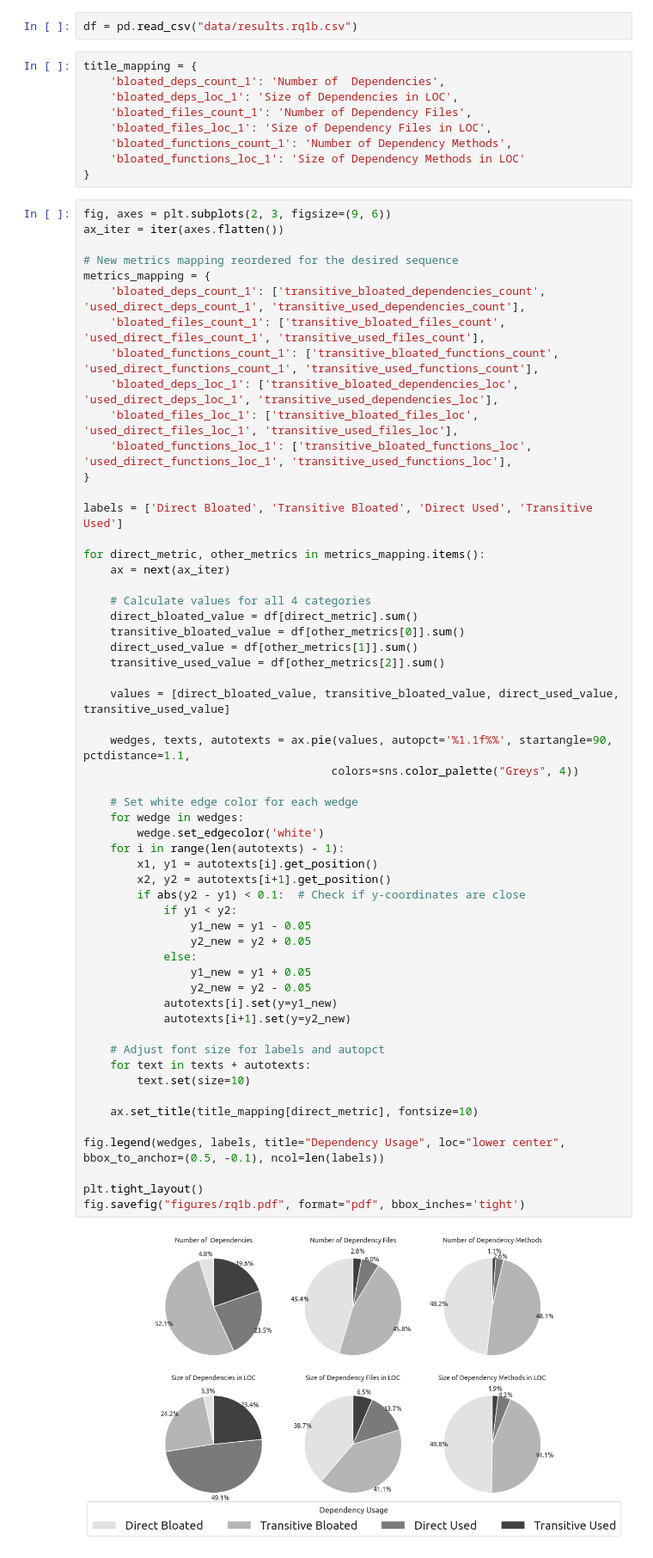
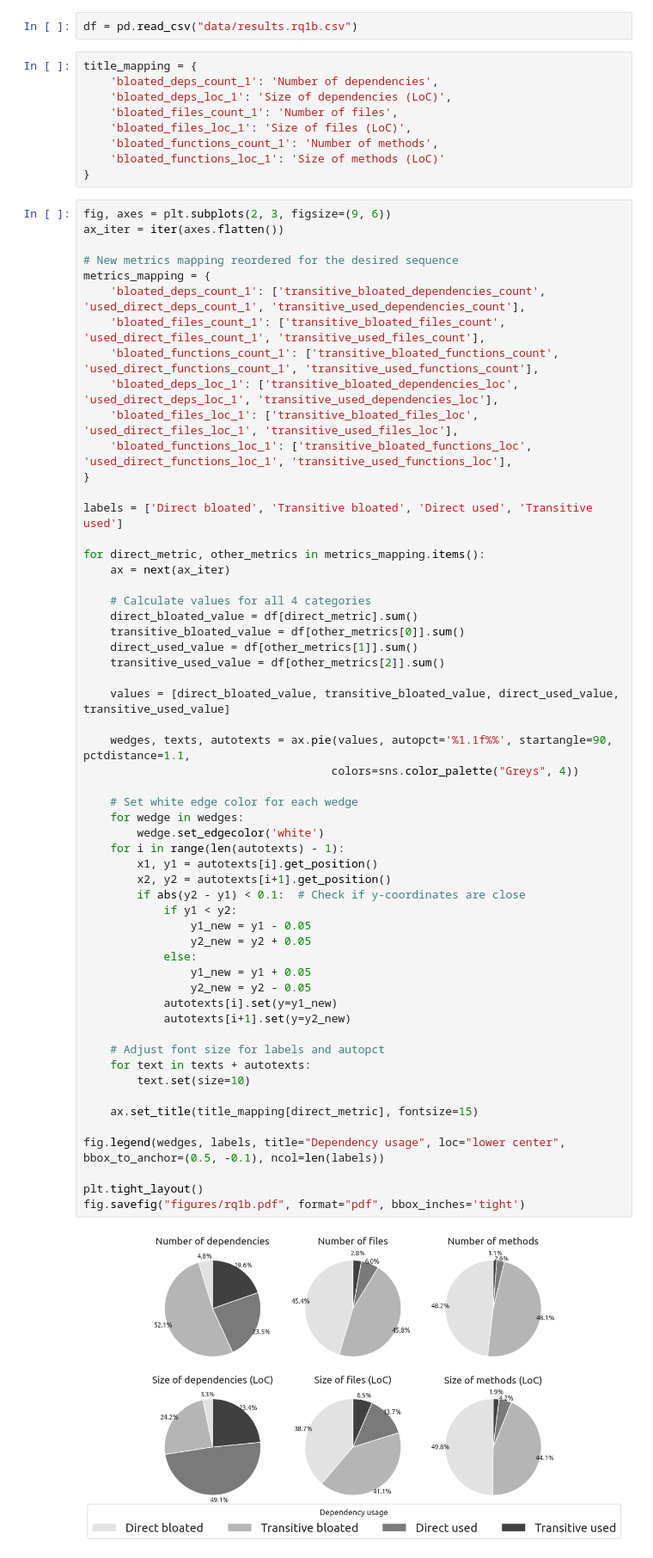
Before and after one commit to gdrosos/bloat-study-artifact, a Jupyter notebook: analysis/rq1b.ipynb, the cells around one changed output. Shown: that part at 86% size. Saved outputs shown, nothing was run; the diff lists cells and outputs as text.

Commit message:
update figure

```diff
--- a/analysis/rq1b.ipynb
+++ b/analysis/rq1b.ipynb
@@ -24,12 +24,12 @@ plt.rcParams['figure.figsize'] = (8, 4)
 df = pd.read_csv("data/results.rq1b.csv")
 # %%
 title_mapping = {
-    'bloated_deps_count_1': 'Number of  Dependencies',
-    'bloated_deps_loc_1': 'Size of Dependencies in LOC',
-    'bloated_files_count_1': 'Number of Dependency Files',
-    'bloated_files_loc_1': 'Size of Dependency Files in LOC',
-    'bloated_functions_count_1': 'Number of Dependency Methods',
-    'bloated_functions_loc_1': 'Size of Dependency Methods in LOC'
+    'bloated_deps_count_1': 'Number of dependencies',
+    'bloated_deps_loc_1': 'Size of dependencies (LοC)',
+    'bloated_files_count_1': 'Number of files',
+    'bloated_files_loc_1': 'Size of files (LoC)',
+    'bloated_functions_count_1': 'Number of methods',
+    'bloated_functions_loc_1': 'Size of methods (LoC)'
 }
 # %%
 fig, axes = plt.subplots(2, 3, figsize=(9, 6))
@@ -45,7 +45,7 @@ metrics_mapping = {
     'bloated_functions_loc_1': ['transitive_bloated_functions_loc', 'used_direct_functions_loc_1', 'transitive_used_functions_loc'],
 }
 
-labels = ['Direct Bloated', 'Transitive Bloated', 'Direct Used', 'Transitive Used']
+labels = ['Direct bloated', 'Transitive bloated', 'Direct used', 'Transitive used']
 
 for direct_metric, other_metrics in metrics_mapping.items():
     ax = next(ax_iter)
@@ -59,33 +59,33 @@ for direct_metric, other_metrics in metrics_mapping.items():
     values = [direct_bloated_value, transitive_bloated_value, direct_used_value, transitive_used_value]
 
     wedges, texts, autotexts = ax.pie(values, autopct='%1.1f%%', startangle=90, pctdistance=1.1,
                                      colors=sns.color_palette("Greys", 4))
 
     # Set white edge color for each wedge
     for wedge in wedges:
         wedge.set_edgecolor('white')
     for i in range(len(autotexts) - 1):
         x1, y1 = autotexts[i].get_position()
         x2, y2 = autotexts[i+1].get_position()
         if abs(y2 - y1) < 0.1:  # Check if y-coordinates are close
             if y1 < y2:
                 y1_new = y1 - 0.05
                 y2_new = y2 + 0.05
             else:
                 y1_new = y1 + 0.05
                 y2_new = y2 - 0.05
             autotexts[i].set(y=y1_new)
             autotexts[i+1].set(y=y2_new)
 
     # Adjust font size for labels and autopct
     for text in texts + autotexts:
         text.set(size=10)
 
-    ax.set_title(title_mapping[direct_metric], fontsize=10)
+    ax.set_title(title_mapping[direct_metric], fontsize=15)
 
-fig.legend(wedges, labels, title="Dependency Usage", loc="lower center", bbox_to_anchor=(0.5, -0.1), ncol=len(labels))
+fig.legend(wedges, labels, title="Dependency usage", loc="lower center", bbox_to_anchor=(0.5, -0.1), ncol=len(labels))
 
 plt.tight_layout()
 fig.savefig("figures/rq1b.pdf", format="pdf", bbox_inches='tight')
 # %% [output]
-[figure, old version]
+[figure, new version]
```
Also changed, not shown: 1 other file.
